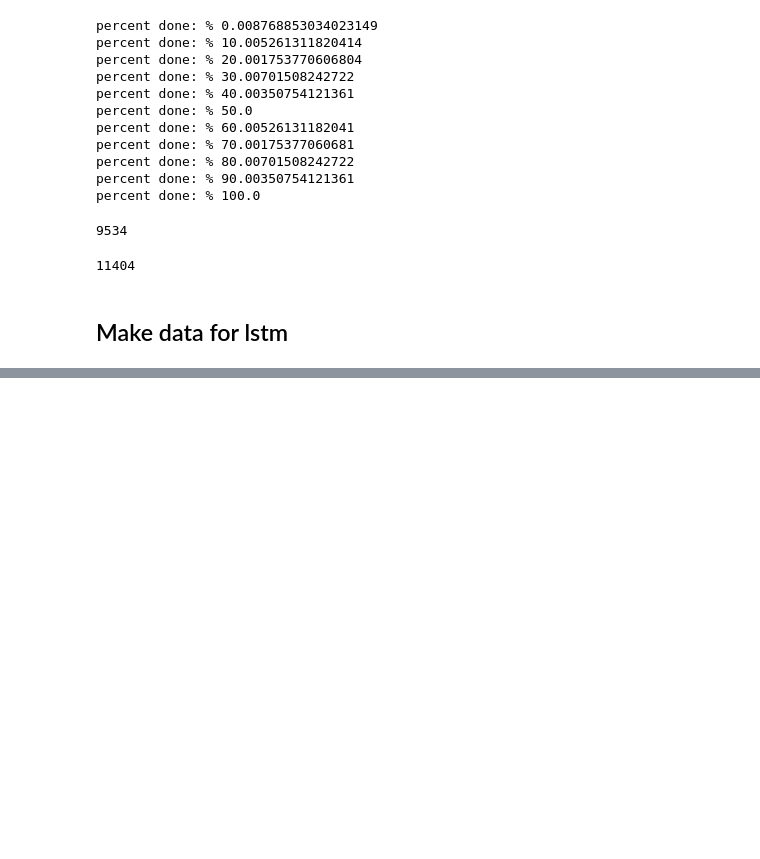
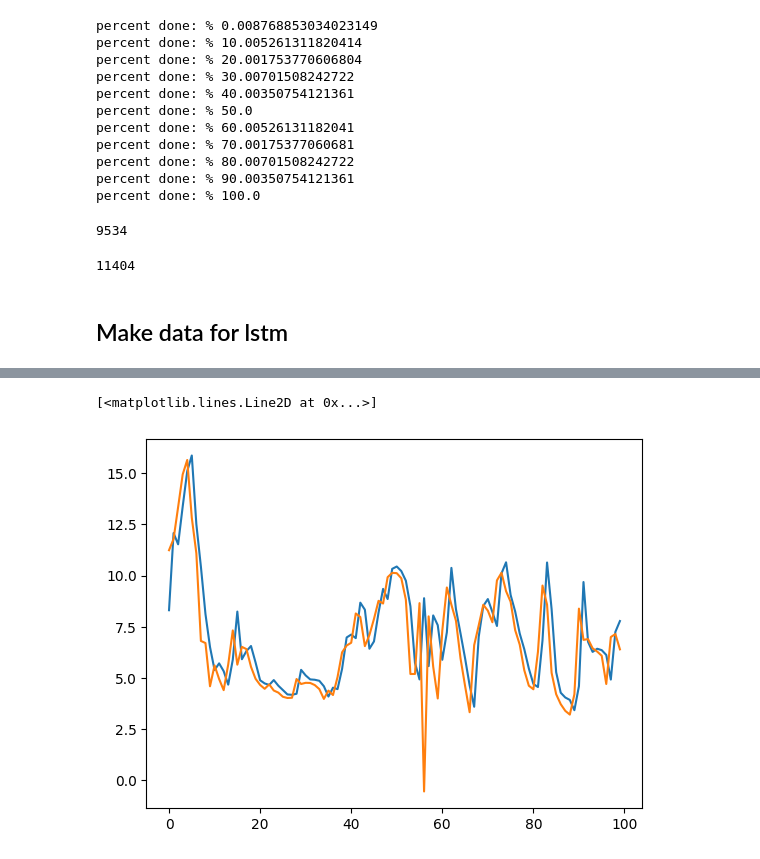
Before and after one commit to JonPGallegos/ocean_climate, a Jupyter notebook: ocean_climate.ipynb, the cells around one changed output, grey strips where cells are left out. Saved outputs shown, nothing was run; the diff lists cells and outputs as text; code cells hidden in the pictures; blank space fills up the shorter version.

```diff
--- a/ocean_climate.ipynb
+++ b/ocean_climate.ipynb
@@ -284,0 +342,4 @@ lstm_df.to_csv('lstm_data.csv', index=False)
+# %%
+WINDOW_SIZE = 5
+X1, y1 = df_to_X_y(temp, WINDOW_SIZE)
+X1.shape, y1.shape
@@ -284,0 +368,8 @@ lstm_df.to_csv('lstm_data.csv', index=False)
+# %%
+train_size = round(0.6*(len(X1)))
+val_size = round(0.3*(len(X1)))
+
+X_train1, y_train1 = X1[:train_size], y1[:train_size]
+X_val1, y_val1 = X1[train_size:train_size+val_size], y1[train_size:train_size+val_size]
+X_test1, y_test1 = X1[train_size+val_size:], y1[train_size+val_size:]
+X_train1.shape, y_train1.shape, X_val1.shape, y_val1.shape, X_test1.shape, y_test1.shape
@@ -284,0 +464,4 @@ lstm_df.to_csv('lstm_data.csv', index=False)
+# %%
+test_predictions = model1.predict(X_test1).flatten()
+test_results = pd.DataFrame(data={'Test Predictions':test_predictions, 'Actuals':y_test1})
+test_results
@@ -284,0 +483,6 @@ lstm_df.to_csv('lstm_data.csv', index=False)
+# %%
+plt.plot(test_results['Test Predictions'][:100])
+plt.plot(test_results['Actuals'][:100])
+# %% [output]
+[<matplotlib.lines.Line2D at 0x...>]
+[figure, added]
```
Also changed, not shown: parts of 18 cells of this notebook, 2 other files.
